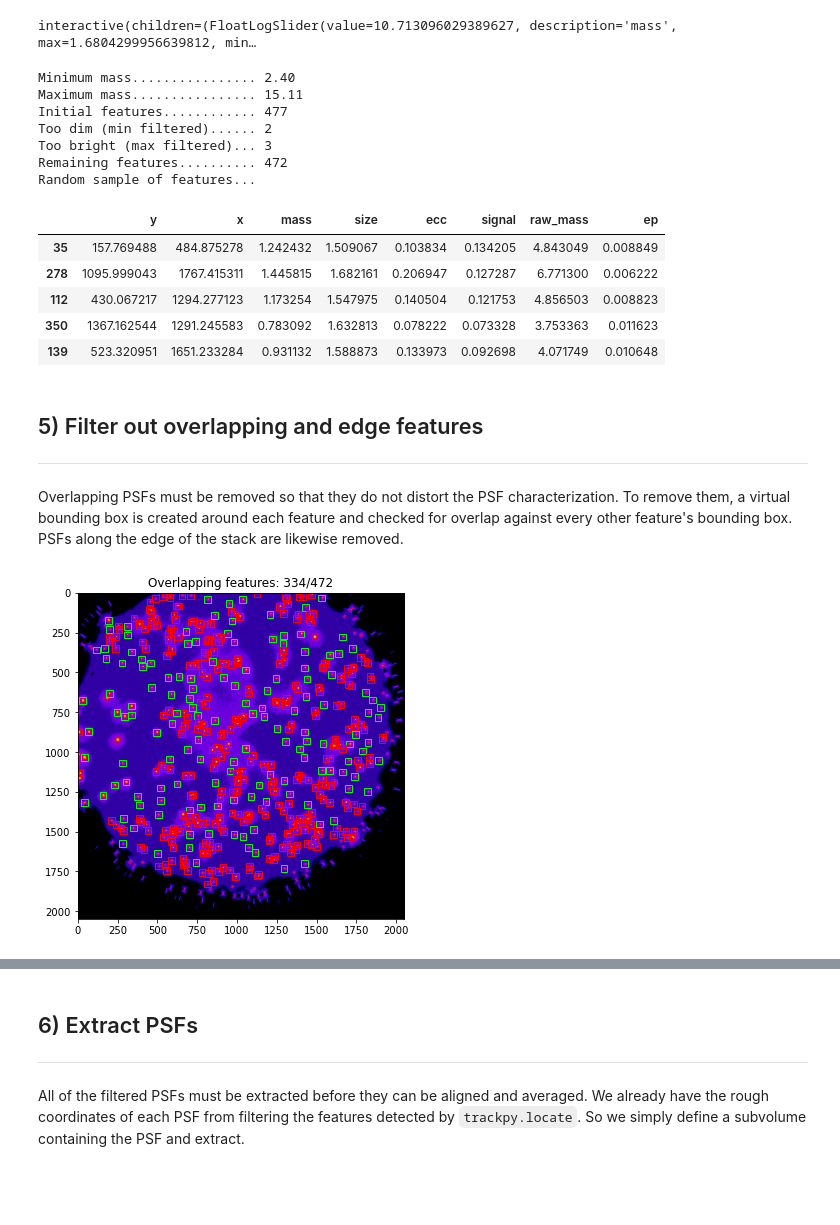
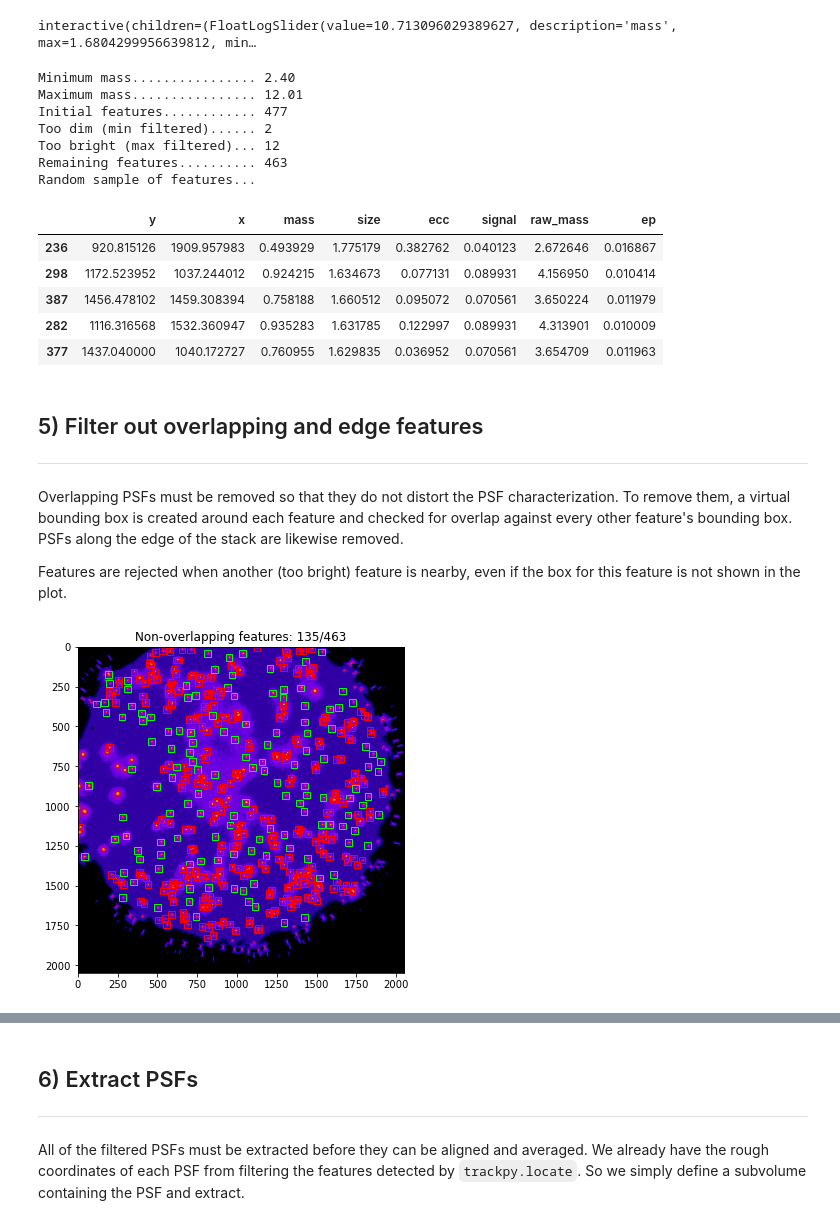
Before and after one commit to hoogenboom-group/PSF-Extractor, a Jupyter notebook: notebooks/walkthrough.ipynb, the cells around one changed output, grey strips where cells are left out. Drawn from its saved outputs; the diff is of its cells as text; code cells hidden in the pictures; blank space fills up the shorter version.

```diff
--- a/notebooks/walkthrough.ipynb
+++ b/notebooks/walkthrough.ipynb
@@ -172,10 +172,11 @@ widget = interact(plot_mass_range_interactive,
 # %% [output]
 interactive(children=(FloatLogSlider(value=10.713096029389627, description='mass', max=1.6804299956639812, min…
 # %%
-# Set minimum mass
+# Set maximum mass
 max_mass = widget.widget.children[0].value
 
 # Update feature set
+features_minmass = features_init.loc[(features_init['raw_mass'] > min_mass)]
 features_mass = features_init.loc[(features_init['raw_mass'] > min_mass) &\
                                   (features_init['raw_mass'] < max_mass)]
 
@@ -193,38 +194,40 @@ print(out)
 features_mass.sample(5)
 # %% [output]
 Minimum mass................ 2.40
-Maximum mass................ 15.11
+Maximum mass................ 12.01
 Initial features............ 477
 Too dim (min filtered)...... 2
-Too bright (max filtered)... 3
-Remaining features.......... 472
+Too bright (max filtered)... 12
+Remaining features.......... 463
 Random sample of features...
 |  | y | x | mass | size | ecc | signal | raw_mass | ep |
-| 35 | 157.769488 | 484.875278 | 1.242432 | 1.509067 | 0.103834 | 0.134205 | 4.843049 | 0.008849 |
-| 278 | 1095.999043 | 1767.415311 | 1.445815 | 1.682161 | 0.206947 | 0.127287 | 6.771300 | 0.006222 |
-| 112 | 430.067217 | 1294.277123 | 1.173254 | 1.547975 | 0.140504 | 0.121753 | 4.856503 | 0.008823 |
-| 350 | 1367.162544 | 1291.245583 | 0.783092 | 1.632813 | 0.078222 | 0.073328 | 3.753363 | 0.011623 |
-| 139 | 523.320951 | 1651.233284 | 0.931132 | 1.588873 | 0.133973 | 0.092698 | 4.071749 | 0.010648 |
+| 236 | 920.815126 | 1909.957983 | 0.493929 | 1.775179 | 0.382762 | 0.040123 | 2.672646 | 0.016867 |
+| 298 | 1172.523952 | 1037.244012 | 0.924215 | 1.634673 | 0.077131 | 0.089931 | 4.156950 | 0.010414 |
+| 387 | 1456.478102 | 1459.308394 | 0.758188 | 1.660512 | 0.095072 | 0.070561 | 3.650224 | 0.011979 |
+| 282 | 1116.316568 | 1532.360947 | 0.935283 | 1.631785 | 0.122997 | 0.089931 | 4.313901 | 0.010009 |
+| 377 | 1437.040000 | 1040.172727 | 0.760955 | 1.629835 | 0.036952 | 0.070561 | 3.654709 | 0.011963 |
 # %% [markdown]
 ## 5) Filter out overlapping and edge features
 ---
 
 Overlapping PSFs must be removed so that they do not distort the PSF characterization. To remove them, a virtual bounding box is created around each feature and checked for overlap against every other feature's bounding box. PSFs along the edge of the stack are likewise removed.
+
+Features are rejected when another (too bright) feature is nearby, even if the box for this feature is not shown in the plot.
 # %%
 from psf_extractor import detect_overlapping_features, detect_edge_features, plot_overlapping_features
 # %%
 # Detect overlapping features
-overlapping = detect_overlapping_features(features_mass, wx, wy)
+overlapping = detect_overlapping_features(features_minmass, wx, wy)
 # Detect edge features
 Dz, Dy, Dx = stack.shape  # stack boundaries
 edges = detect_edge_features(features_mass, Dx, Dy, wx, wy)
 # Combine
 overlapping = np.concatenate([overlapping, edges])
 
 # Plot overlapping and edge features
 plot_overlapping_features(mip, features_mass, overlapping, wx, wy)
 # %% [output]
-[figure, old version]
+[figure, new version]
 # %%
 # Update feature set
 features_overlap = features_mass.loc[~features_mass.index.isin(overlapping)]
```
Also changed, not shown: parts of 6 cells of this notebook.
